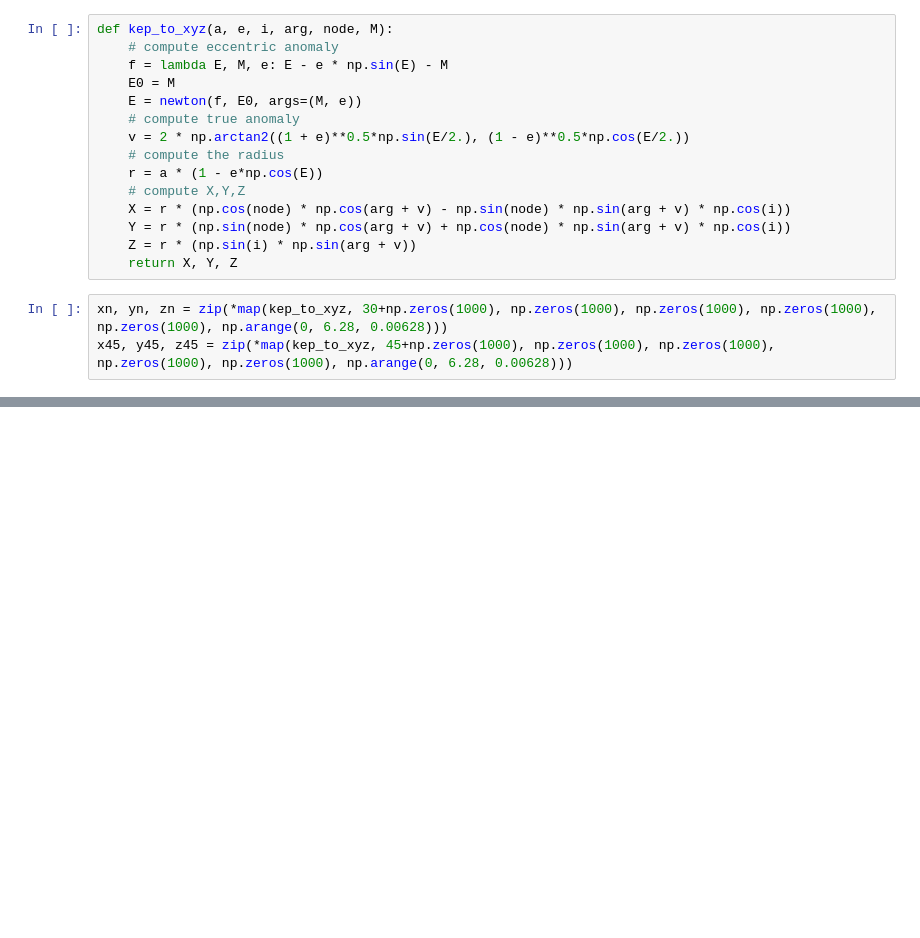
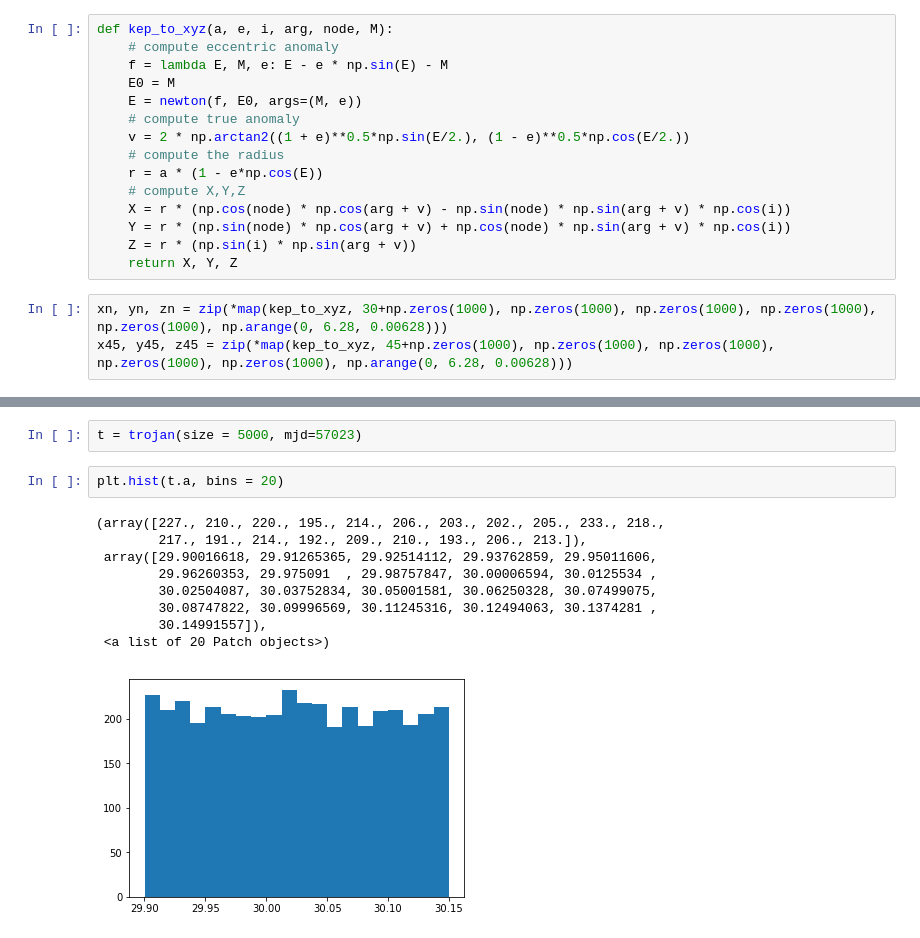
Before and after one commit to sevenlin123/fake_tno, a Jupyter notebook: plutino.ipynb, the cells around one changed output, grey strips where cells are left out. Saved outputs shown, nothing was run; the diff lists cells and outputs as text; blank space fills up the shorter version.

```diff
--- a/plutino.ipynb
+++ b/plutino.ipynb
@@ -328,0 +224,14 @@ def buildmap(ecliptic_plots=True):
+# %%
+t = trojan(size = 5000, mjd=57023)
+# %%
+plt.hist(t.a, bins = 20)
+# %% [output]
+(array([227., 210., 220., 195., 214., 206., 203., 202., 205., 233., 218.,
+        217., 191., 214., 192., 209., 210., 193., 206., 213.]),
+ array([29.90016618, 29.91265365, 29.92514112, 29.93762859, 29.95011606,
+        29.96260353, 29.975091  , 29.98757847, 30.00006594, 30.0125534 ,
+        30.02504087, 30.03752834, 30.05001581, 30.06250328, 30.07499075,
+        30.08747822, 30.09996569, 30.11245316, 30.12494063, 30.1374281 ,
+        30.14991557]),
+ <a list of 20 Patch objects>)
+[figure, added]
```
Also changed, not shown: parts of 34 cells of this notebook, 2 other files.
